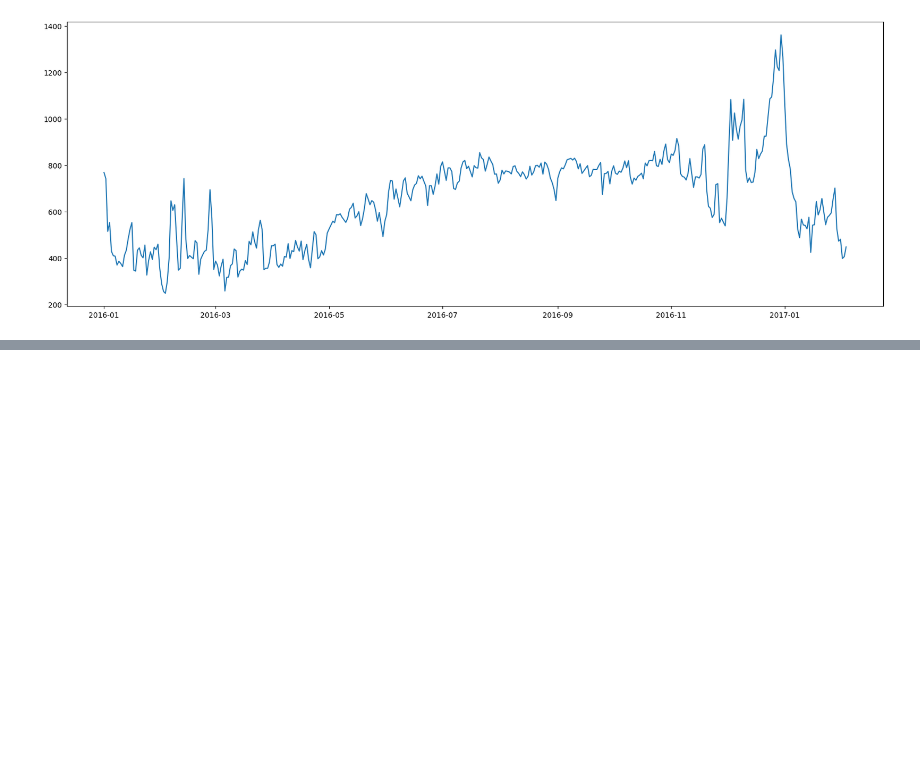
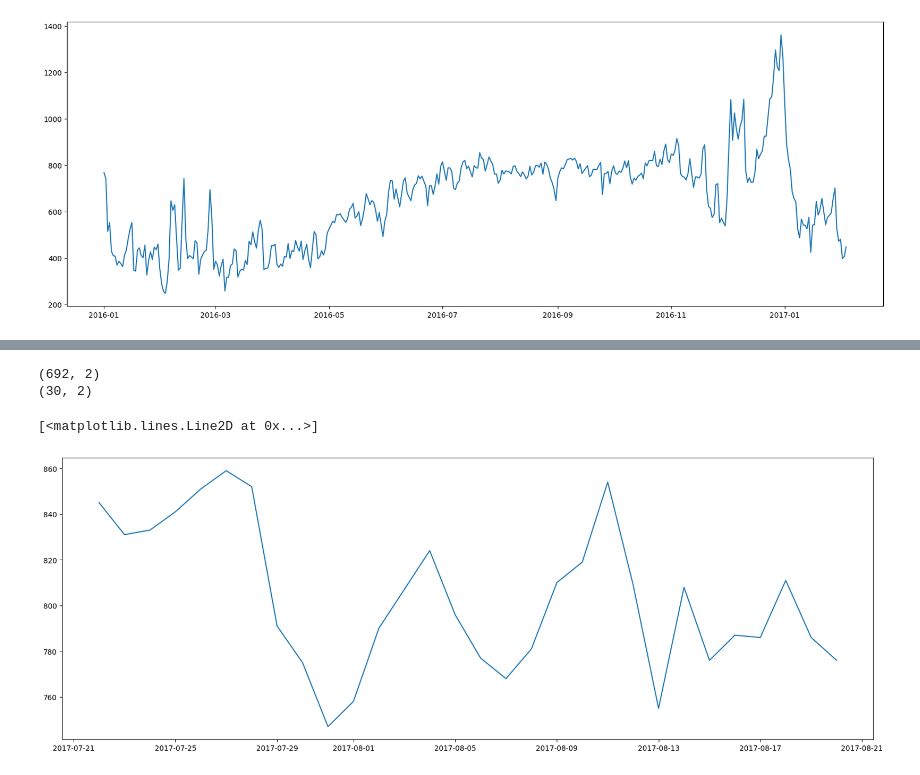
Before and after one commit to Matija-Kukic/lumen, a Jupyter notebook: data_process/total_process/Total_process.ipynb, the cells around one changed output, grey strips where cells are left out. Drawn from its saved outputs; the diff is of its cells as text; code cells hidden in the pictures; blank space fills up the shorter version.

```diff
--- a/data_process/total_process/Total_process.ipynb
+++ b/data_process/total_process/Total_process.ipynb
@@ -69,4 +69,5 @@ memory usage: 10.8+ MB
 # %%
+df['ukupan_broj_gostiju'] = df['broj_odraslih_gostiju'] + df['broj_djece_gostiju']
 occupancy = df[(df['datum_otkazivanja_rezervacije'].isna())]
 occupancy['datum_dolaska'] = pd.to_datetime(occupancy['datum_dolaska'])
 occupancy['datum_odjave'] = pd.to_datetime(occupancy['datum_odjave'])
@@ -120 +127,6 @@ plt.plot(test["datum"],test["broj_gostiju"])
 [figure]
+# %%
+from pmdarima import auto_arima
+df2 = final_df[(final_df["datum"] >= datetime(2015,8,30)) &  (final_df["datum"] <= datetime(2017,8,20))]
+df2.index = df2["datum"]
+print(df2.head())
@@ -120,0 +141,15 @@ plt.plot(test["datum"],test["broj_gostiju"])
+# %%
+from statsmodels.tsa.arima.model import ARIMA
+train2 = df2.iloc[:-30]
+test2 = df2.iloc[-30:]
+print(train2.shape)
+print(test2.shape)
+# %% [output]
+(692, 2)
+(30, 2)
+# %%
+plt.figure(figsize=(20, 7))
+plt.plot(test2["datum"],test2["broj_gostiju"])
+# %% [output]
+[<matplotlib.lines.Line2D at 0x...>]
+[figure, added]
```
Also changed, not shown: parts of 7 cells of this notebook.
